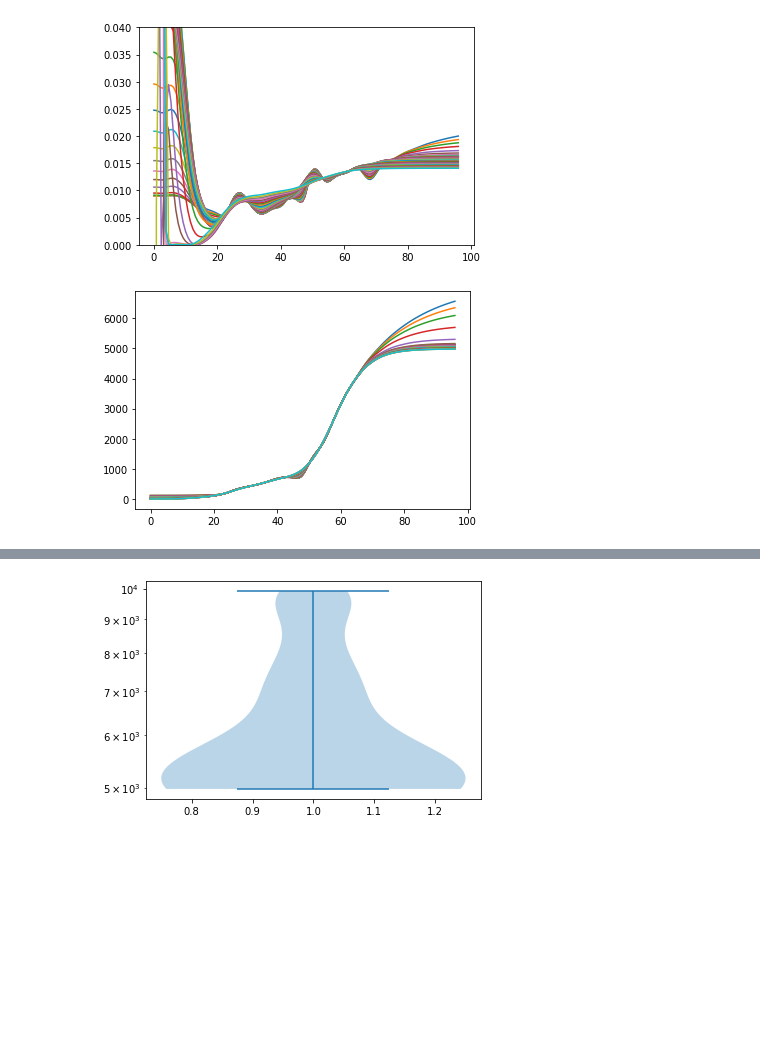
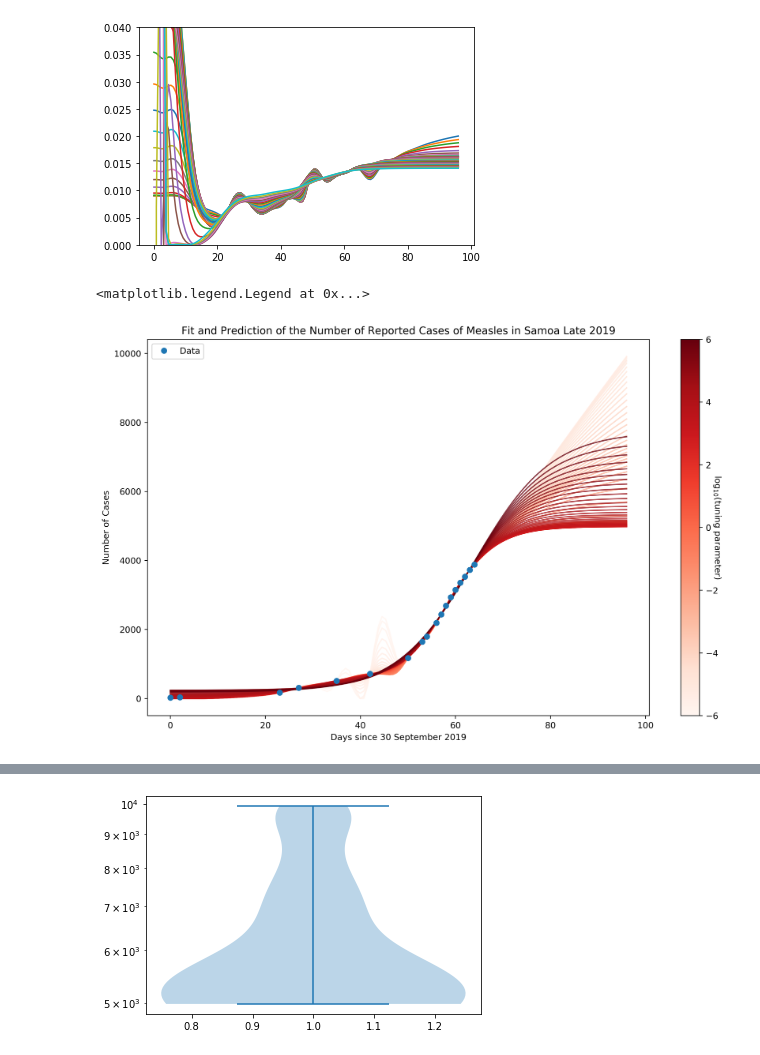
Before and after one commit to dwu402/pypei, a Jupyter notebook: samoa-data.ipynb, the cells around one changed output, grey strips where cells are left out. Drawn from its saved outputs; the diff is of its cells as text; code cells hidden in the pictures; blank space fills up the shorter version.

```diff
--- a/samoa-data.ipynb
+++ b/samoa-data.ipynb
@@ -259,8 +259,25 @@ plt.ylim(0, 0.04)
 # %% [output]
 (0, 0.04)
 [figure]
-# %%
-for i in range(30,70):
-    plt.plot(model.observation_times, getx(sols[i]['x'])[-2])
-# %% [output]
-[figure, removed]
+# %%
+import matplotlib.cm as mplcm
+import matplotlib.colors as colors
+
+plt.figure(figsize=[13,8], dpi=360)
+
+cNorm = colors.Normalize(vmin=np.log10(prange[0]), vmax=np.log10(prange[-1]))
+cm = plt.get_cmap('Reds')
+scalarMap = mplcm.ScalarMappable(norm=cNorm, cmap=cm)
+
+for i,p in enumerate(prange):
+    plt.plot(model.observation_times, getx(sols[i]['x'])[-2], color=scalarMap.to_rgba(np.log10(p)), alpha=0.75)
+plt.plot(time, cE, 'o', label="Data")
+plt.title("Fit and Prediction of the Number of Reported Cases of Measles in Samoa Late 2019")
+plt.xlabel("Days since 30 September 2019")
+plt.ylabel("Number of Cases")
+cbar = plt.colorbar(scalarMap)
+cbar.set_label(r'$\log_{10}($tuning parameter$)$', rotation=270)
+plt.legend()
+# %% [output]
+<matplotlib.legend.Legend at 0x...>
+[figure, added]
```
Also changed, not shown: parts of 1 cell of this notebook.
